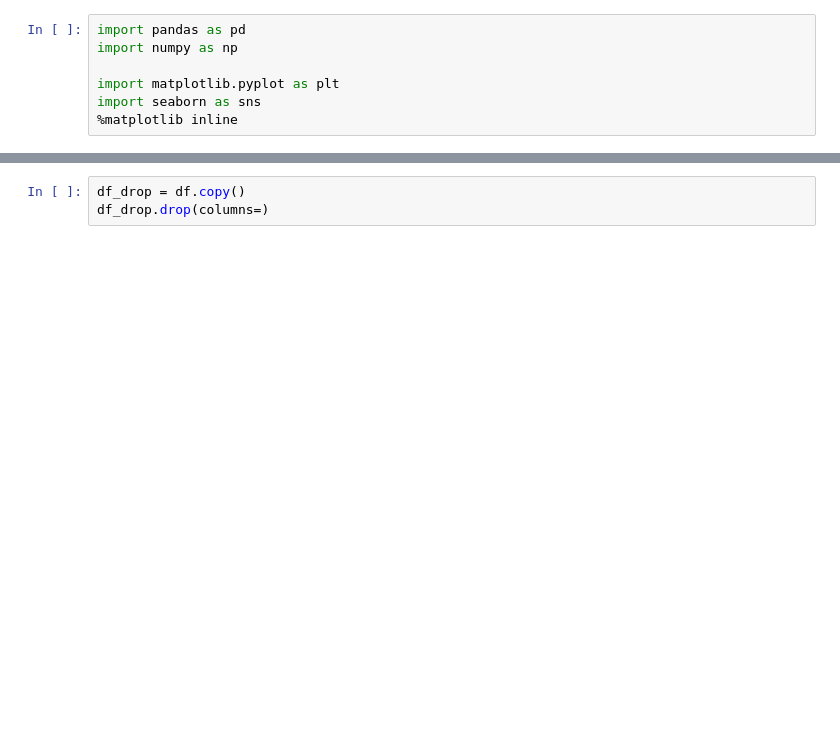
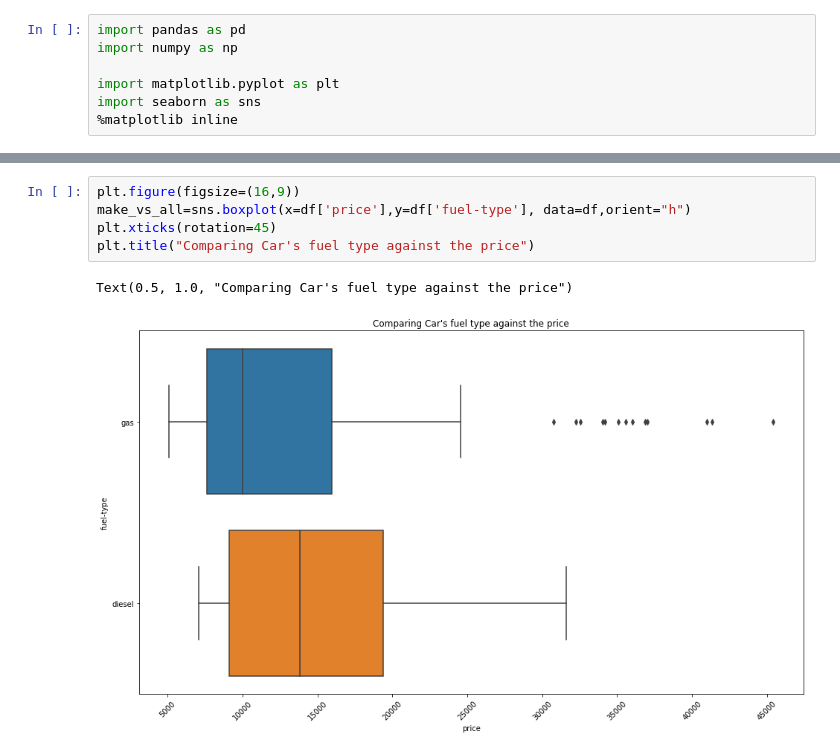
Before and after one commit to sdman135/Cars-project, a Jupyter notebook: Untitled.ipynb, the cells around one changed output, grey strips where cells are left out. Saved outputs shown, nothing was run; the diff lists cells and outputs as text; blank space fills up the shorter version.

```diff
--- a/Untitled.ipynb
+++ b/Untitled.ipynb
@@ -40,3 +47,8 @@ plt.xticks(rotation=45)
-# %%
-df_drop = df.copy()
-df_drop.drop(columns=)
+# %%
+plt.figure(figsize=(16,9))
+make_vs_all=sns.boxplot(x=df['price'],y=df['fuel-type'], data=df,orient="h")
+plt.xticks(rotation=45)
+plt.title("Comparing Car's fuel type against the price")
+# %% [output]
+Text(0.5, 1.0, "Comparing Car's fuel type against the price")
+[figure, added]
```
Also changed, not shown: parts of 9 cells of this notebook, 1 other file.
